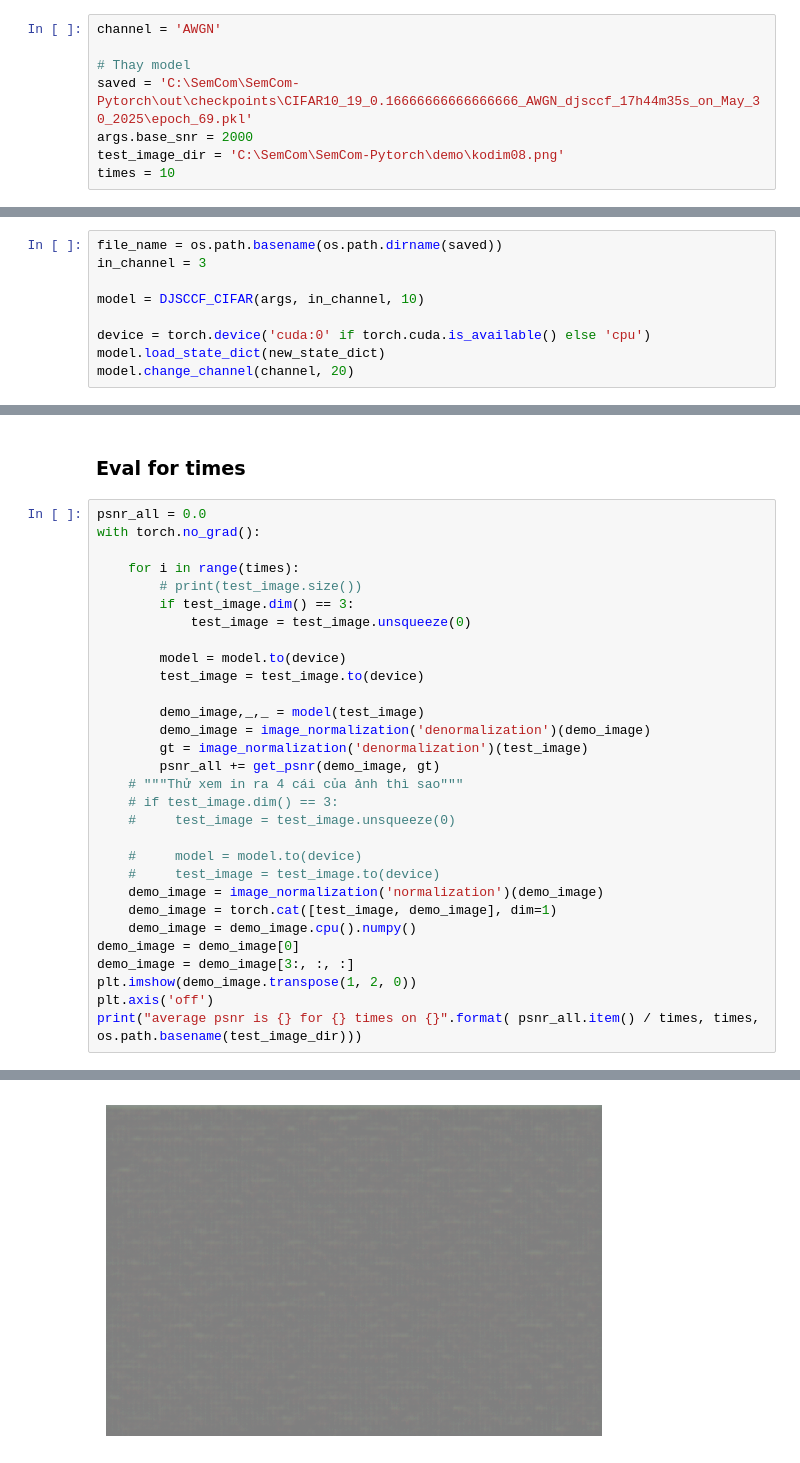
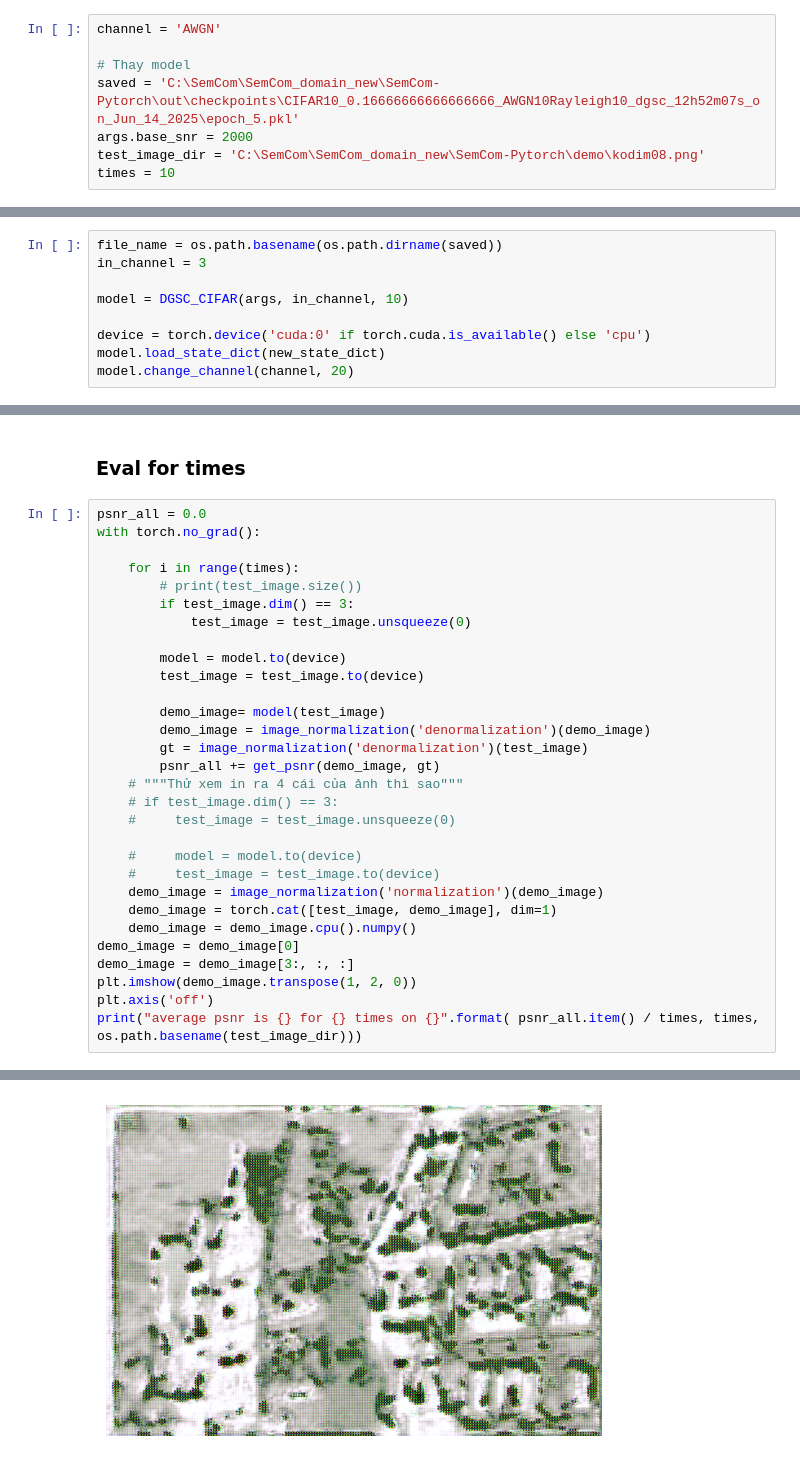
Before and after one commit to skydvn/SemCom-Pytorch, a Jupyter notebook: visualization/single_visualization.ipynb, the cells around one changed output, grey strips where cells are left out. Drawn from its saved outputs; the diff is of its cells as text.

```diff
--- a/visualization/single_visualization.ipynb
+++ b/visualization/single_visualization.ipynb
@@ -94,9 +94,9 @@ args = parser.parse_args(args=[])
 channel = 'AWGN'
 
 # Thay model
-saved = 'C:\SemCom\SemCom-Pytorch\out\checkpoints\CIFAR10_19_0.16666666666666666_AWGN_djsccf_17h44m35s_on_May_30_2025\epoch_69.pkl'
+saved = 'C:\SemCom\SemCom_domain_new\SemCom-Pytorch\out\checkpoints\CIFAR10_0.16666666666666666_AWGN10Rayleigh10_dgsc_12h52m07s_on_Jun_14_2025\epoch_5.pkl'
 args.base_snr = 2000
-test_image_dir = 'C:\SemCom\SemCom-Pytorch\demo\kodim08.png'
+test_image_dir = 'C:\SemCom\SemCom_domain_new\SemCom-Pytorch\demo\kodim08.png'
 times = 10
 # %%
 transform = transforms.Compose([transforms.ToTensor()])
@@ -123,7 +123,7 @@ for k, v in state_dict.items():
 file_name = os.path.basename(os.path.dirname(saved))
 in_channel = 3
 
-model = DJSCCF_CIFAR(args, in_channel, 10)
+model = DGSC_CIFAR(args, in_channel, 10)
 
 device = torch.device('cuda:0' if torch.cuda.is_available() else 'cpu')
 model.load_state_dict(new_state_dict)
@@ -142,7 +144,7 @@ with torch.no_grad():
         model = model.to(device)
         test_image = test_image.to(device)
 
-        demo_image,_,_ = model(test_image)
+        demo_image= model(test_image)
         demo_image = image_normalization('denormalization')(demo_image)
         gt = image_normalization('denormalization')(test_image)
         psnr_all += get_psnr(demo_image, gt)
@@ -165 +168 @@ average psnr is 12.169100189208985 for 10 times on kodim08.png
-[figure, old version]
+[figure, new version]
```
Also changed, not shown: parts of 2 cells of this notebook, 7 other files.
